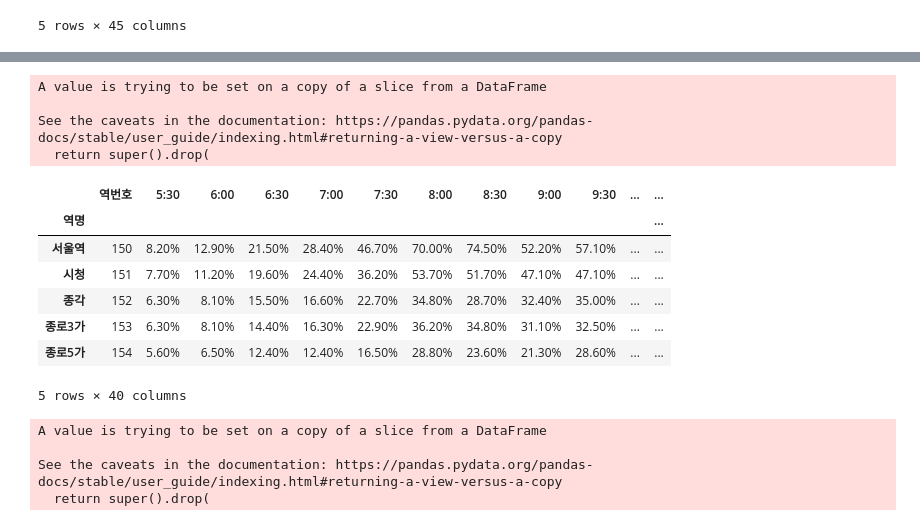
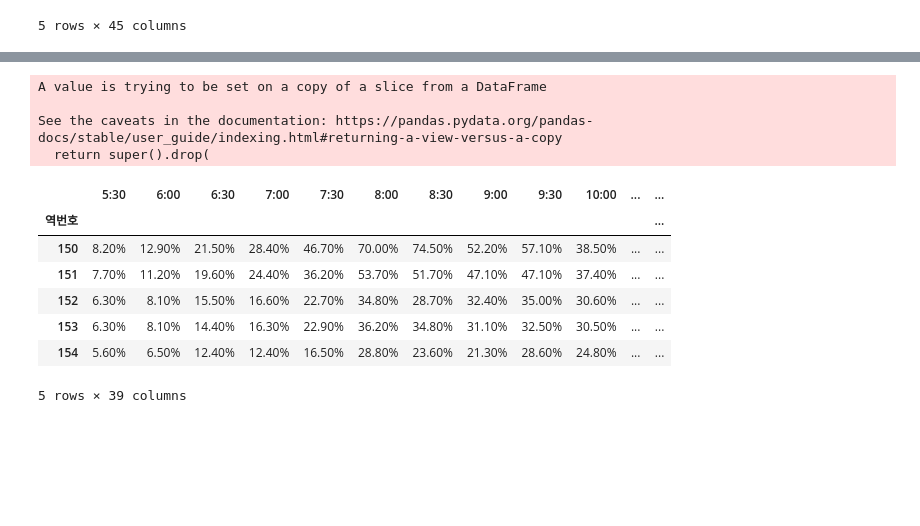
Before and after one commit to simhc0714/AI_basic_course, a Jupyter notebook: Part 02 python library/201007_분석실습.ipynb, the cells around one changed output, grey strips where cells are left out. Drawn from its saved outputs; the diff is of its cells as text; code cells hidden in the pictures; blank space fills up the shorter version.

Commit message:
data analysis exercise(20/10/10)
- Seoul Metropolitan Subway Exercise complete

```diff
--- a/Part 02 python library/201007_분석실습.ipynb
+++ b/Part 02 python library/201007_분석실습.ipynb
@@ -23,6 +23,6 @@ DataFrame.set_index(key, drop, append, inplace)
 DataFrame.reset_index(drop, inplace)
 '''
 
-df_subset.set_index('역명', drop=True, append=False, inplace=True)
+df_subset.set_index('역번호', drop=True, append=False, inplace=True)
 df_subset.head()
 # %% [output]
@@ -65,31 +50,16 @@ df_uptrack_pre.head()
 # %%
-df_uptrack2.drop(['조사일자','호선','구분','구분.1'], axis=1, inplace=True)
-
-df_uptrack2.head()
+df_uptrack.drop(['조사일자','호선','역명','구분','구분.1'], axis=1, inplace=True)
+df_uptrack.head()
 # %% [output]
 A value is trying to be set on a copy of a slice from a DataFrame
 
 See the caveats in the documentation: https://pandas.pydata.org/pandas-docs/stable/user_guide/indexing.html#returning-a-view-versus-a-copy
   return super().drop(
-|  | 역번호 | 5:30 | 6:00 | 6:30 | 7:00 | 7:30 | 8:00 | 8:30 | 9:00 | 9:30 | ... | ... |
-| 역명 |  |  |  |  |  |  |  |  |  |  |  | ... |
-| 서울역 | 150 | 8.20% | 12.90% | 21.50% | 28.40% | 46.70% | 70.00% | 74.50% | 52.20% | 57.10% | ... | ... |
-| 시청 | 151 | 7.70% | 11.20% | 19.60% | 24.40% | 36.20% | 53.70% | 51.70% | 47.10% | 47.10% | ... | ... |
-| 종각 | 152 | 6.30% | 8.10% | 15.50% | 16.60% | 22.70% | 34.80% | 28.70% | 32.40% | 35.00% | ... | ... |
-| 종로3가 | 153 | 6.30% | 8.10% | 14.40% | 16.30% | 22.90% | 36.20% | 34.80% | 31.10% | 32.50% | ... | ... |
-| 종로5가 | 154 | 5.60% | 6.50% | 12.40% | 12.40% | 16.50% | 28.80% | 23.60% | 21.30% | 28.60% | ... | ... |
+|  | 5:30 | 6:00 | 6:30 | 7:00 | 7:30 | 8:00 | 8:30 | 9:00 | 9:30 | 10:00 | ... | ... |
+| 역번호 |  |  |  |  |  |  |  |  |  |  |  | ... |
+| 150 | 8.20% | 12.90% | 21.50% | 28.40% | 46.70% | 70.00% | 74.50% | 52.20% | 57.10% | 38.50% | ... | ... |
+| 151 | 7.70% | 11.20% | 19.60% | 24.40% | 36.20% | 53.70% | 51.70% | 47.10% | 47.10% | 37.40% | ... | ... |
+| 152 | 6.30% | 8.10% | 15.50% | 16.60% | 22.70% | 34.80% | 28.70% | 32.40% | 35.00% | 30.60% | ... | ... |
+| 153 | 6.30% | 8.10% | 14.40% | 16.30% | 22.90% | 36.20% | 34.80% | 31.10% | 32.50% | 30.50% | ... | ... |
+| 154 | 5.60% | 6.50% | 12.40% | 12.40% | 16.50% | 28.80% | 23.60% | 21.30% | 28.60% | 24.80% | ... | ... |
-5 rows × 40 columns
+5 rows × 39 columns
-# %%
-# 상-하선 구분 및 열 제거
-is_uptrack = df_subset['구분']=="상선"
-df_uptrack = df_subset[is_uptrack]
-df_uptrack.drop(['조사일자','호선','구분','구분.1'], axis=1, inplace=True)
-
-is_downtrack = df_subset['구분']=="하선"
-df_downtrack = df_subset[is_downtrack]
-df_downtrack.drop(['조사일자','호선','구분','구분.1'], axis=1, inplace=True)
-# %% [output]
-A value is trying to be set on a copy of a slice from a DataFrame
-
-See the caveats in the documentation: https://pandas.pydata.org/pandas-docs/stable/user_guide/indexing.html#returning-a-view-versus-a-copy
-  return super().drop(
```
Also changed, not shown: parts of 29 cells of this notebook, 1 other file.
